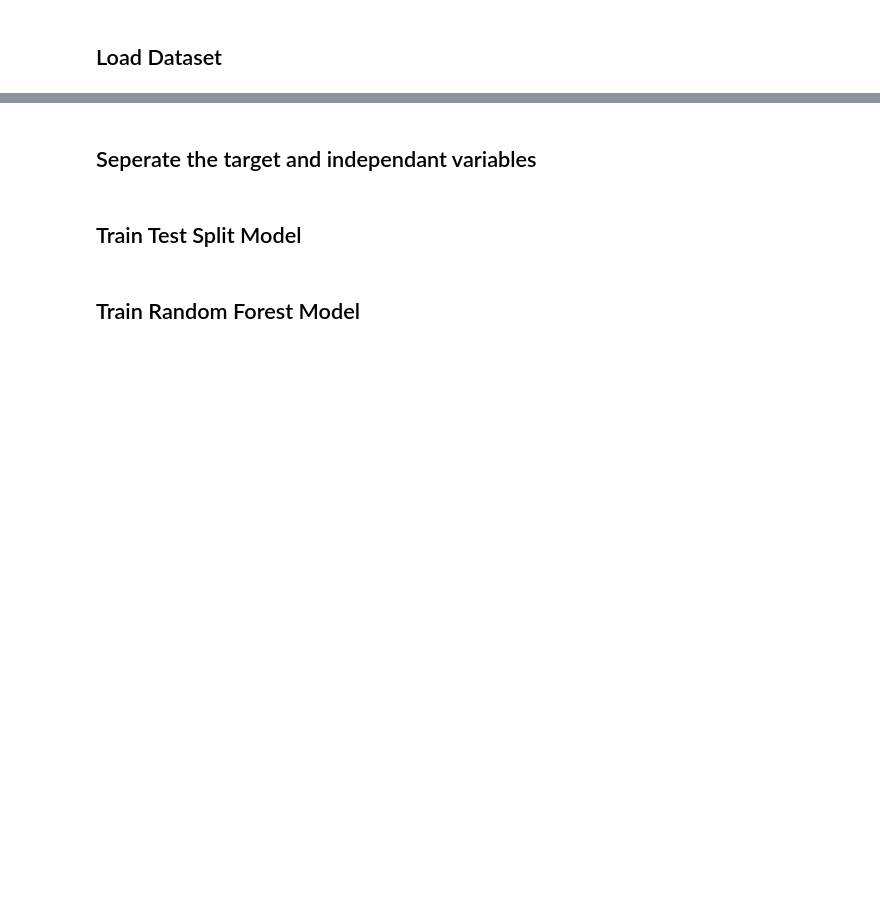
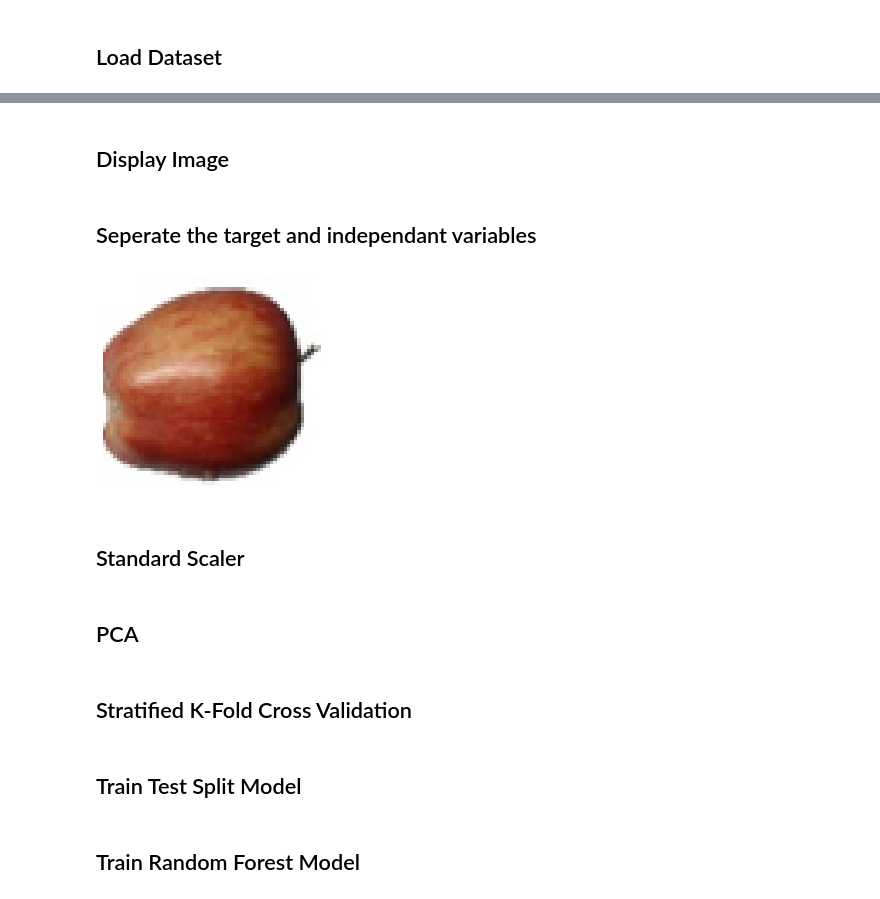
Before and after one commit to Neix20/MiniProject, a Jupyter notebook: Untitled.ipynb, the cells around one changed output, grey strips where cells are left out. Saved outputs shown, nothing was run; the diff lists cells and outputs as text; code cells hidden in the pictures; blank space fills up the shorter version.

```diff
--- a/Untitled.ipynb
+++ b/Untitled.ipynb
@@ -12,4 +12,4 @@ from sklearn.model_selection import cross_val_score
 # %% [markdown]
 ## Load Dataset
 # %%
-df = pd.read_csv("Image_Dataset_color_features.csv")
+df = pd.read_csv("Image_Dataset.csv")
@@ -16,3 +20,9 @@ df = pd.read_csv("Image_Dataset_color_features.csv")
+# %% [markdown]
+## Display Image
+# %%
+def display(img):
+    plt.imshow (img, interpolation = 'nearest')
+    _ = plt.axis(False)
 # %% [markdown]
 ## Seperate the target and independant variables
 # %%
@@ -20,6 +30,19 @@ df_X = df.iloc[:, 0:-1]
 df_Y = df.iloc[:, -1]
 # %%
 df_X = df_X / 255.
+# %%
+idx = 256
+img = df_X.iloc[idx, :].values
+img = img.reshape((64, 64, 3))
+display(img)
+# %% [output]
+[figure, added]
+# %% [markdown]
+## Standard Scaler
+# %% [markdown]
+## PCA
+# %% [markdown]
+## Stratified K-Fold Cross Validation
 # %% [markdown]
 ## Train Test Split Model
 # %%
```
Also changed, not shown: parts of 1 cell of this notebook, 10 other files.
